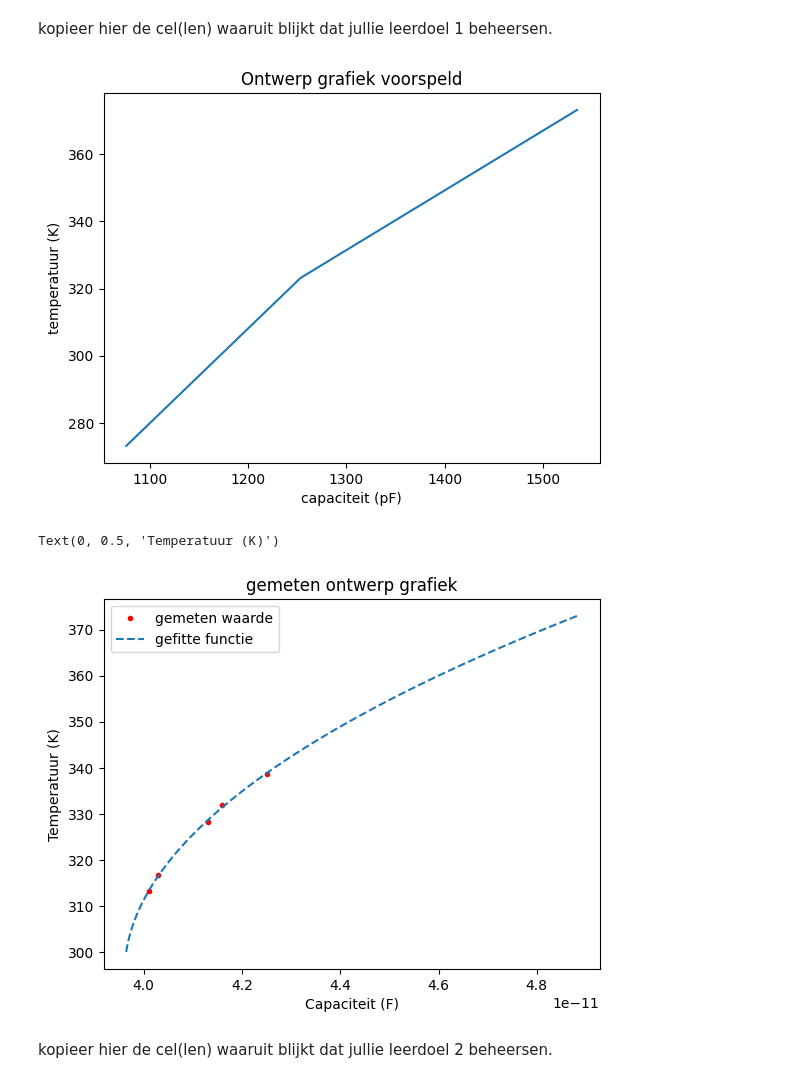
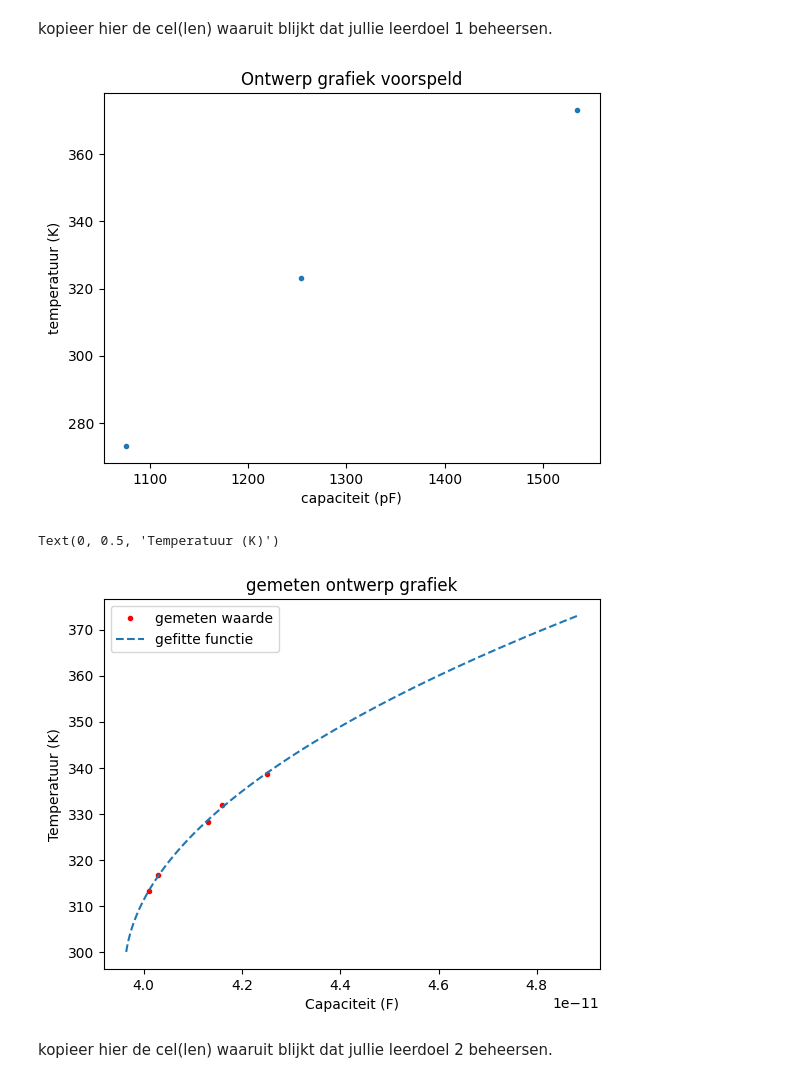
Before and after one commit to AAAGomperts/opdrachten-DEF-D, a Jupyter notebook: FysiekeOntwerpopdrachten/2OntwerpEenSensorCondensator/DEFOntwerpopdracht2OntwerpEenSensorInvulTemplate.ipynb, the cells around one changed output. Saved outputs shown, nothing was run; the diff lists cells and outputs as text; code cells hidden in the pictures.

```diff
--- a/FysiekeOntwerpopdrachten/2OntwerpEenSensorCondensator/DEFOntwerpopdracht2OntwerpEenSensorInvulTemplate.ipynb
+++ b/FysiekeOntwerpopdrachten/2OntwerpEenSensorCondensator/DEFOntwerpopdracht2OntwerpEenSensorInvulTemplate.ipynb
@@ -229,20 +229,20 @@ kopieer hier de cel(len) waaruit blijkt dat jullie leerdoel 1 beheersen.
 # %%
 # Plot hier je oorspronkelijke en je uiteindelijke kalibratiegrafieken, fit daar een bijpassende lijn door
 # en zet ook de verwachte ontwerpgrafiek erbij
 plt.title("Ontwerp grafiek voorspeld")
-plt.plot(Capaciteit_sensor*10**12,T,"")
+plt.plot(Capaciteit_sensor*10**12,T,".")
 plt.xlabel("capaciteit (pF)")
 plt.ylabel("temperatuur (K)")
 plt.show()
 
 plt.title("gemeten ontwerp grafiek")
 plt.plot(gemeten_capaciteit, gemeten_temp, "r.", label="gemeten waarde")
 plt.plot(capaciteit_water_fit(T_fit,*value_a), T_fit,"--",label="gefitte functie")
 plt.legend()
 plt.xlabel("Capaciteit (F)")
 plt.ylabel("Temperatuur (K)")
 # %% [output]
-[figure, old version]
+[figure, new version]
 Text(0, 0.5, 'Temperatuur (K)')
 [figure]
 # %% [markdown]
```
Also changed, not shown: parts of 3 cells of this notebook.
